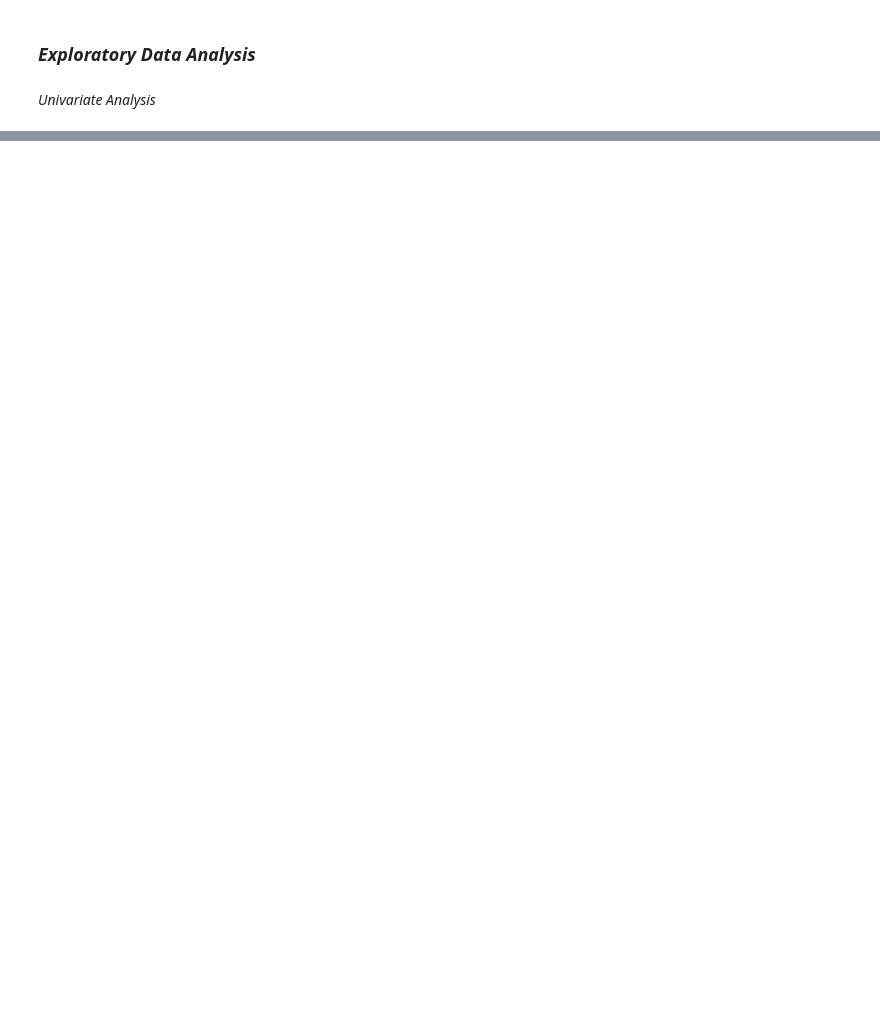
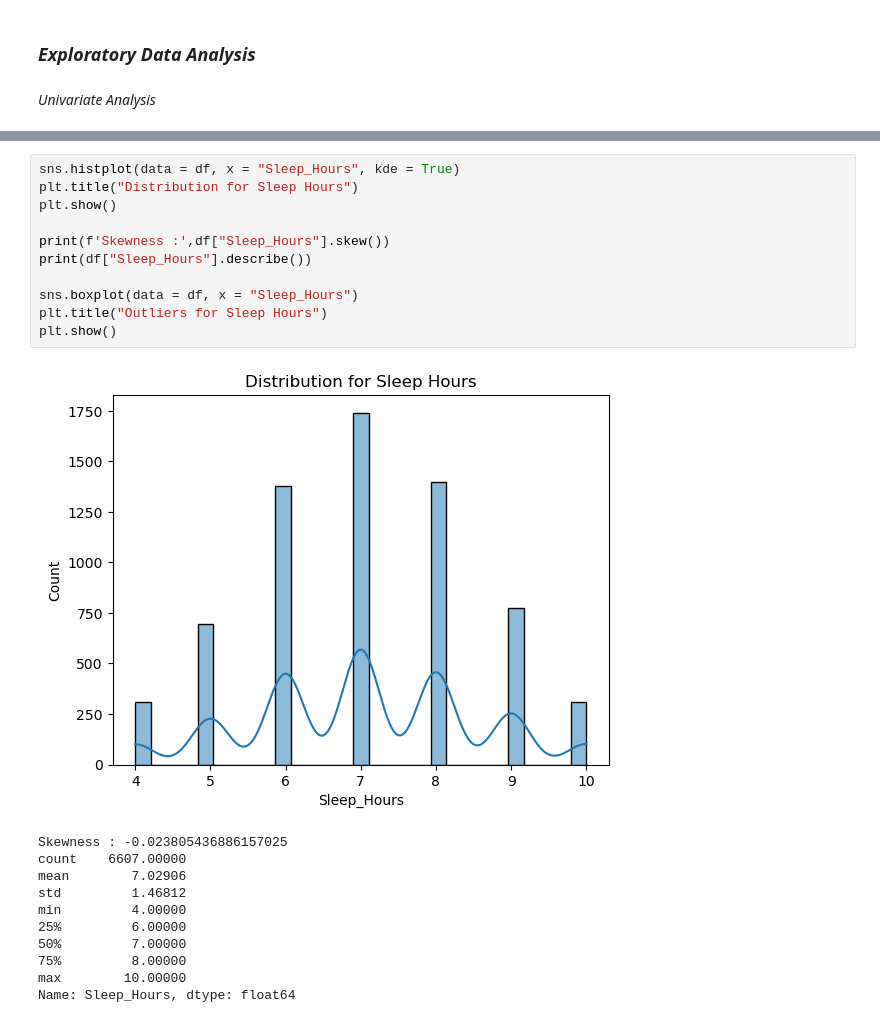
Before and after one commit to niranjan910/Student-performance-Analysis, a Jupyter notebook: Student performace Analysis.ipynb, the cells around one changed output, grey strips where cells are left out. Cells and saved outputs as stored; diff of their text form; blank space fills up the shorter version.

```diff
--- a/Student performace Analysis.ipynb
+++ b/Student performace Analysis.ipynb
@@ -549,0 +656,23 @@ df['Motivation_Hours'] = df['Motivation_Level'] * df['Hours_Studied']
+# %%
+sns.histplot(data = df, x = "Sleep_Hours", kde = True)
+plt.title("Distribution for Sleep Hours")
+plt.show()
+
+print(f'Skewness :',df["Sleep_Hours"].skew())
+print(df["Sleep_Hours"].describe())
+
+sns.boxplot(data = df, x = "Sleep_Hours")
+plt.title("Outliers for Sleep Hours")
+plt.show()
+# %% [output]
+[figure, added]
+Skewness : -0.023805436886157025
+count    6607.00000
+mean        7.02906
+std         1.46812
+min         4.00000
+25%         6.00000
+50%         7.00000
+75%         8.00000
+max        10.00000
+Name: Sleep_Hours, dtype: float64
```
Also changed, not shown: parts of 21 cells of this notebook.
